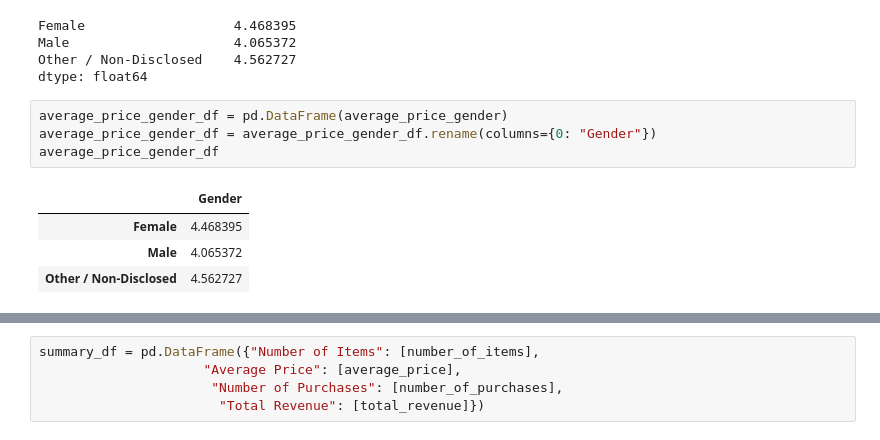
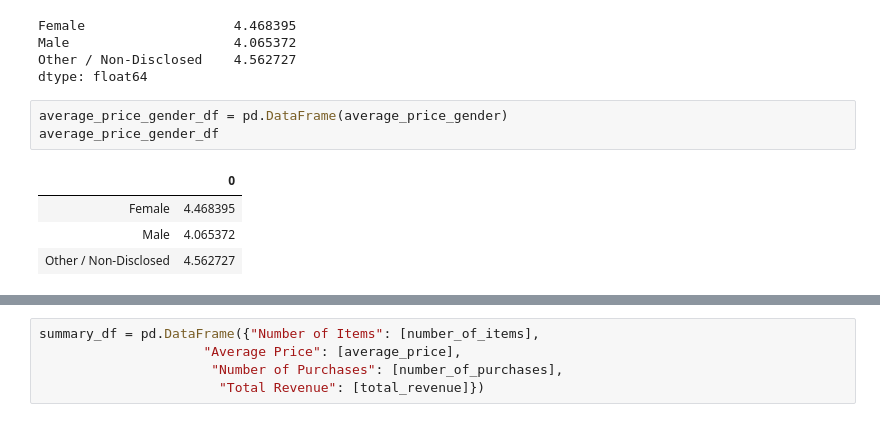
Before and after one commit to edwinmccracken/pandas-challenge, a Jupyter notebook: HeroesOfPymoli/Heros Homework.ipynb, the cells around one changed output, grey strips where cells are left out. Drawn from its saved outputs; the diff is of its cells as text.

```diff
--- a/HeroesOfPymoli/Heros Homework.ipynb
+++ b/HeroesOfPymoli/Heros Homework.ipynb
@@ -173,10 +205,9 @@ Other / Non-Disclosed    4.562727
 dtype: float64
 # %%
 average_price_gender_df = pd.DataFrame(average_price_gender)
-average_price_gender_df = average_price_gender_df.rename(columns={0: "Gender"})
 average_price_gender_df
 # %% [output]
-|  | Gender |
+|  | 0 |
 | Female | 4.468395 |
 | Male | 4.065372 |
 | Other / Non-Disclosed | 4.562727 |
```
Also changed, not shown: parts of 53 cells of this notebook.
